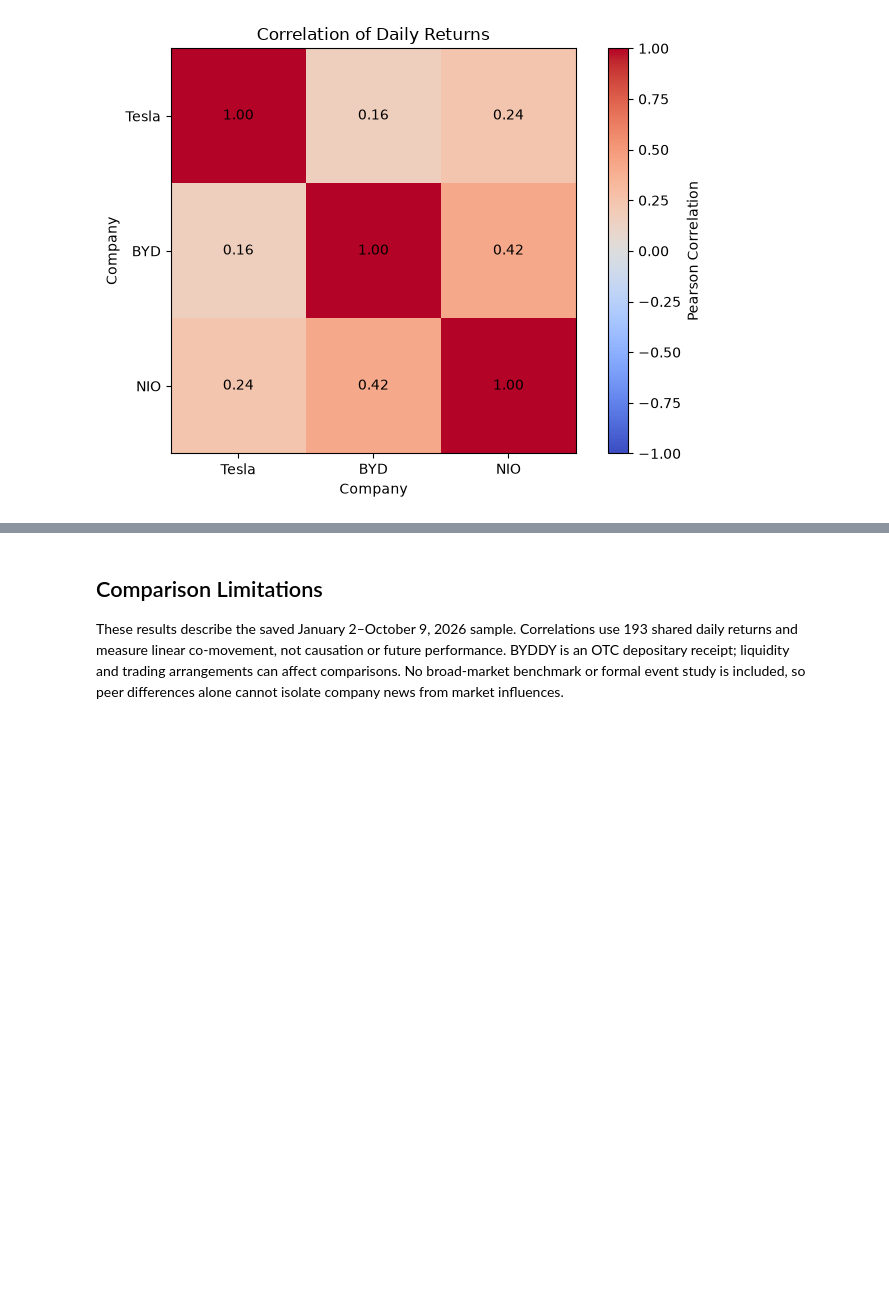
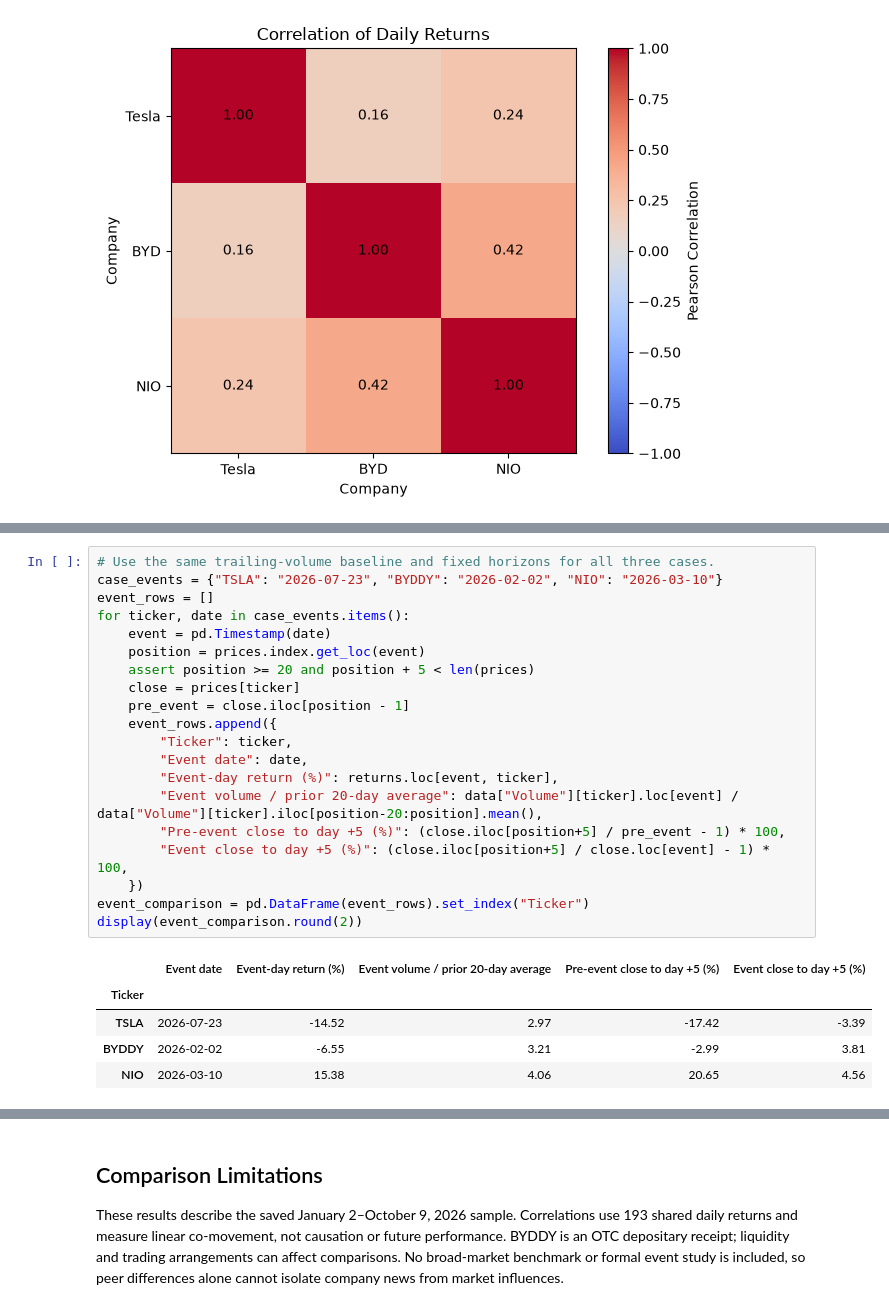
Before and after one commit to LiMeizhi1/mgs3101-analysis, a Jupyter notebook: comparison_analysis.ipynb, the cells around one changed output, grey strips where cells are left out. Cells and saved outputs as stored; diff of their text form; blank space fills up the shorter version.

Commit message:
Strengthen comparative analysis and NIO event interpretation

```diff
--- a/comparison_analysis.ipynb
+++ b/comparison_analysis.ipynb
@@ -219,0 +327,26 @@ Results may also differ over other time periods.
+# %%
+# Use the same trailing-volume baseline and fixed horizons for all three cases.
+case_events = {"TSLA": "2026-07-23", "BYDDY": "2026-02-02", "NIO": "2026-03-10"}
+event_rows = []
+for ticker, date in case_events.items():
+    event = pd.Timestamp(date)
+    position = prices.index.get_loc(event)
+    assert position >= 20 and position + 5 < len(prices)
+    close = prices[ticker]
+    pre_event = close.iloc[position - 1]
+    event_rows.append({
+        "Ticker": ticker,
+        "Event date": date,
+        "Event-day return (%)": returns.loc[event, ticker],
+        "Event volume / prior 20-day average": data["Volume"][ticker].loc[event] / data["Volume"][ticker].iloc[position-20:position].mean(),
+        "Pre-event close to day +5 (%)": (close.iloc[position+5] / pre_event - 1) * 100,
+        "Event close to day +5 (%)": (close.iloc[position+5] / close.loc[event] - 1) * 100,
+    })
+event_comparison = pd.DataFrame(event_rows).set_index("Ticker")
+display(event_comparison.round(2))
+# %% [output]
+|  | Event date | Event-day return (%) | Event volume / prior 20-day average | Pre-event close to day +5 (%) | Event close to day +5 (%) |
+| Ticker |  |  |  |  |  |
+| TSLA | 2026-07-23 | -14.52 | 2.97 | -17.42 | -3.39 |
+| BYDDY | 2026-02-02 | -6.55 | 3.21 | -2.99 | 3.81 |
+| NIO | 2026-03-10 | 15.38 | 4.06 | 20.65 | 4.56 |
```
Also changed, not shown: parts of 13 cells of this notebook, 2 other files.
